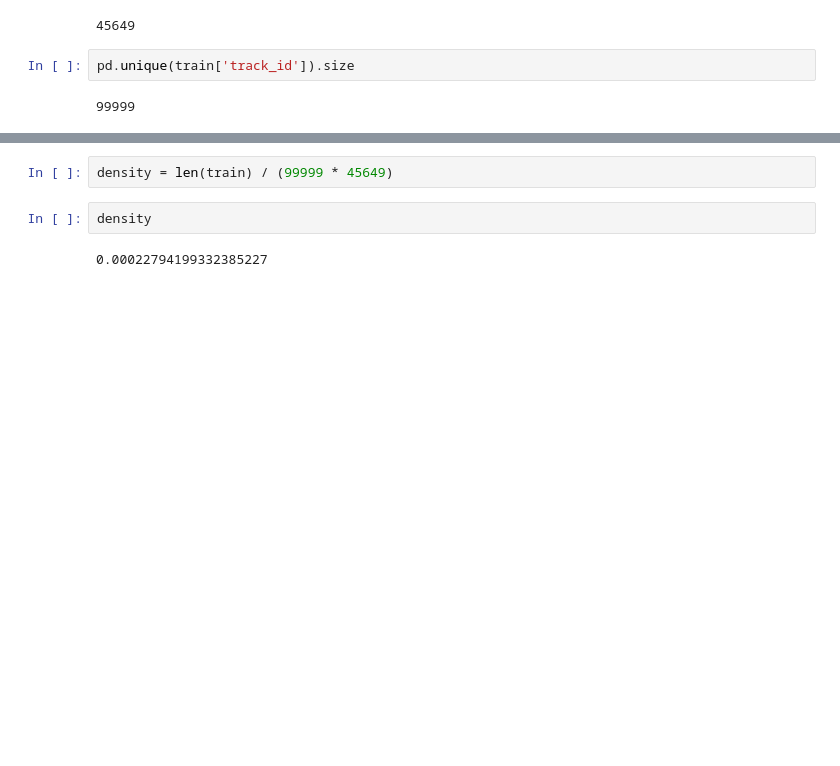
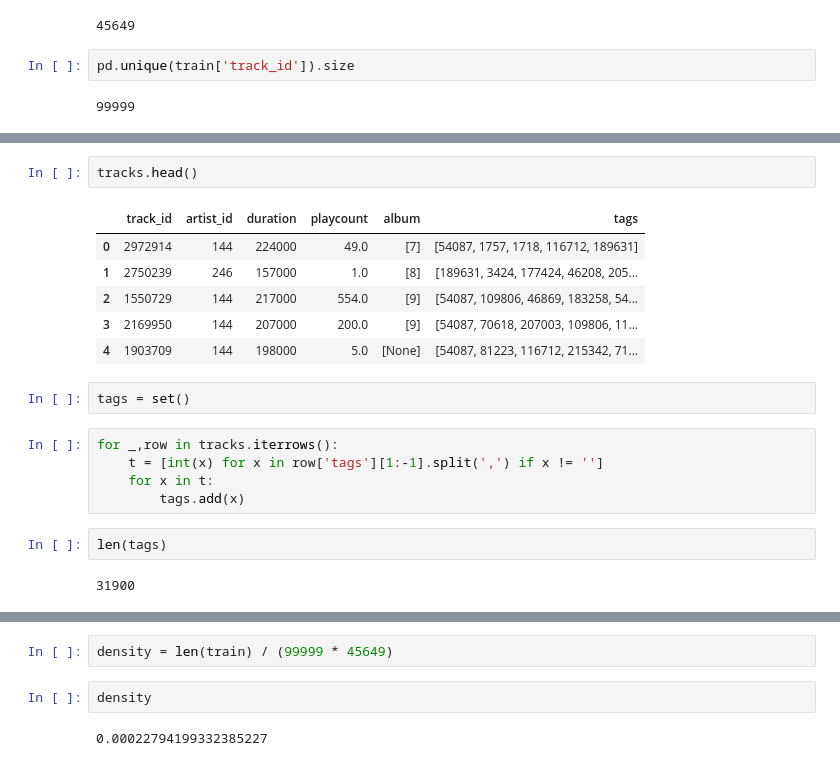
Before and after one commit to battuzz/RS_Challenge, a Jupyter notebook: FirstAnalysis.ipynb, the cells around one changed output, grey strips where cells are left out. Saved outputs shown, nothing was run; the diff lists cells and outputs as text; blank space fills up the shorter version.

```diff
--- a/FirstAnalysis.ipynb
+++ b/FirstAnalysis.ipynb
@@ -30,0 +69,20 @@ pd.unique(train['track_id']).size
+# %%
+tracks.head()
+# %% [output]
+|  | track_id | artist_id | duration | playcount | album | tags |
+| 0 | 2972914 | 144 | 224000 | 49.0 | [7] | [54087, 1757, 1718, 116712, 189631] |
+| 1 | 2750239 | 246 | 157000 | 1.0 | [8] | [189631, 3424, 177424, 46208, 205... |
+| 2 | 1550729 | 144 | 217000 | 554.0 | [9] | [54087, 109806, 46869, 183258, 54... |
+| 3 | 2169950 | 144 | 207000 | 200.0 | [9] | [54087, 70618, 207003, 109806, 11... |
+| 4 | 1903709 | 144 | 198000 | 5.0 | [None] | [54087, 81223, 116712, 215342, 71... |
+# %%
+tags = set()
+# %%
+for _,row in tracks.iterrows():
+    t = [int(x) for x in row['tags'][1:-1].split(',') if x != '']
+    for x in t:
+        tags.add(x)
+# %%
+len(tags)
+# %% [output]
+31900
```
Also changed, not shown: parts of 18 cells of this notebook, 7 other files.
